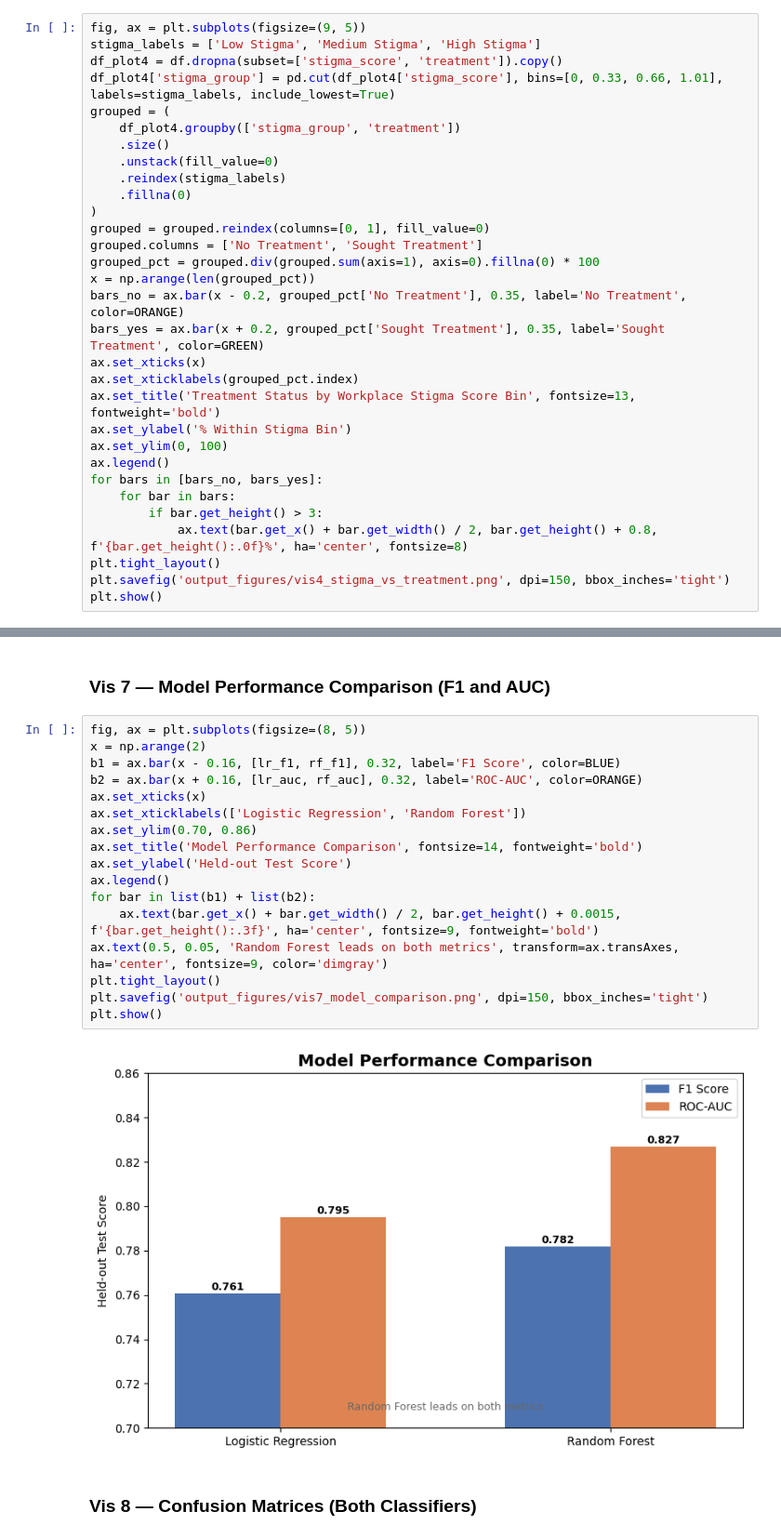
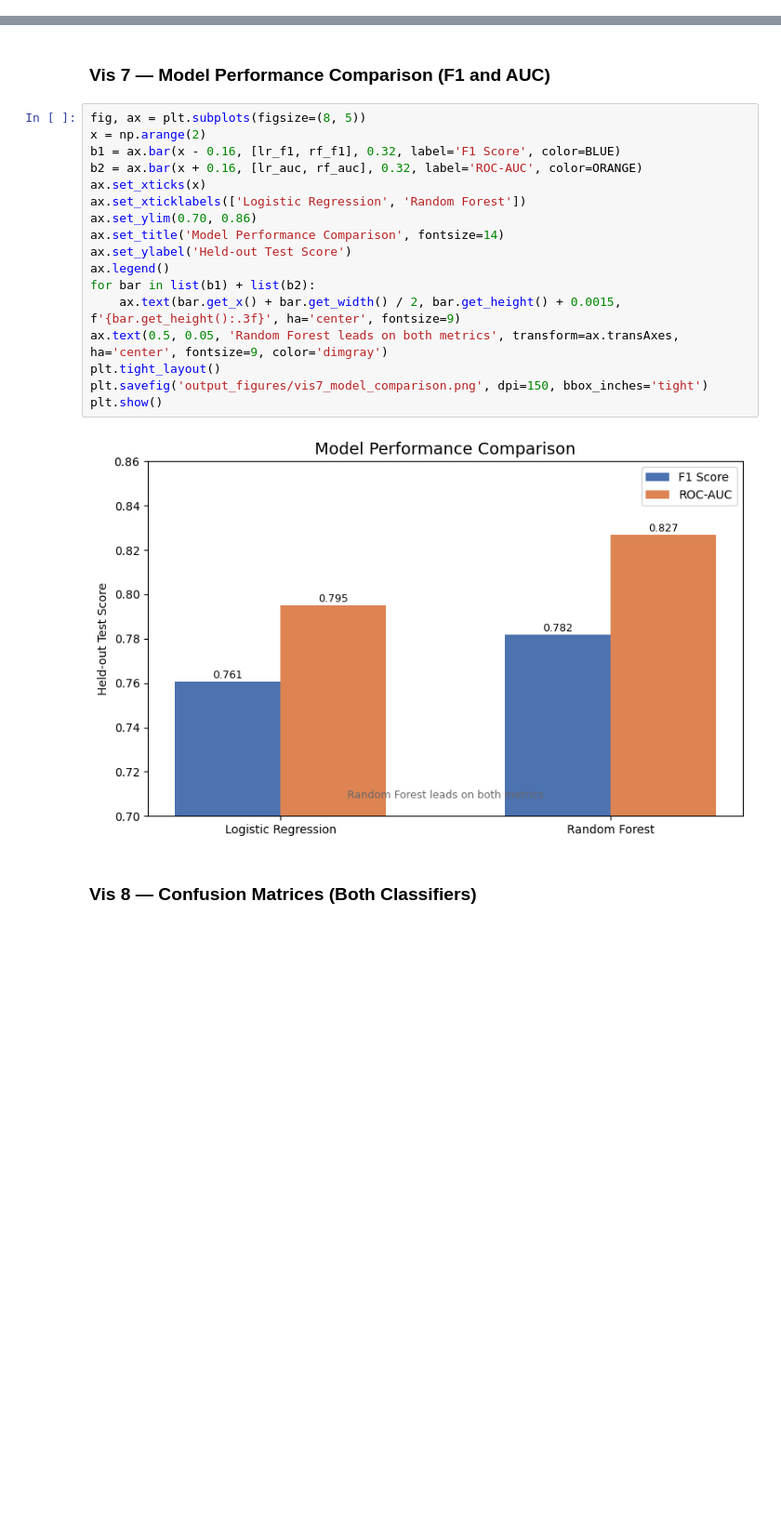
Before and after one commit to seanlumasag/cs210-project, a Jupyter notebook: notebook.ipynb, the cells around one changed output, grey strips where cells are left out. Shown at 93% size. Cells and saved outputs as stored; diff of their text form; blank space fills up the shorter version.

Commit message:
Fixed some visual code

```diff
--- a/notebook.ipynb
+++ b/notebook.ipynb
@@ -1051,33 +1084,2 @@ plt.show()
 # %% [markdown]
 ### Vis 4 — Workplace Stigma Score vs Treatment Avoidance (Grouped Bar)
-# %%
-fig, ax = plt.subplots(figsize=(9, 5))
-stigma_labels = ['Low Stigma', 'Medium Stigma', 'High Stigma']
-df_plot4 = df.dropna(subset=['stigma_score', 'treatment']).copy()
-df_plot4['stigma_group'] = pd.cut(df_plot4['stigma_score'], bins=[0, 0.33, 0.66, 1.01], labels=stigma_labels, include_lowest=True)
-grouped = (
-    df_plot4.groupby(['stigma_group', 'treatment'])
-    .size()
-    .unstack(fill_value=0)
-    .reindex(stigma_labels)
-    .fillna(0)
-)
-grouped = grouped.reindex(columns=[0, 1], fill_value=0)
-grouped.columns = ['No Treatment', 'Sought Treatment']
-grouped_pct = grouped.div(grouped.sum(axis=1), axis=0).fillna(0) * 100
-x = np.arange(len(grouped_pct))
-bars_no = ax.bar(x - 0.2, grouped_pct['No Treatment'], 0.35, label='No Treatment', color=ORANGE)
-bars_yes = ax.bar(x + 0.2, grouped_pct['Sought Treatment'], 0.35, label='Sought Treatment', color=GREEN)
-ax.set_xticks(x)
-ax.set_xticklabels(grouped_pct.index)
-ax.set_title('Treatment Status by Workplace Stigma Score Bin', fontsize=13, fontweight='bold')
-ax.set_ylabel('% Within Stigma Bin')
-ax.set_ylim(0, 100)
-ax.legend()
-for bars in [bars_no, bars_yes]:
-    for bar in bars:
-        if bar.get_height() > 3:
-            ax.text(bar.get_x() + bar.get_width() / 2, bar.get_height() + 0.8, f'{bar.get_height():.0f}%', ha='center', fontsize=8)
-plt.tight_layout()
-plt.savefig('output_figures/vis4_stigma_vs_treatment.png', dpi=150, bbox_inches='tight')
-plt.show()
@@ -1193,21 +1246,21 @@ plt.show()
 # %%
 fig, ax = plt.subplots(figsize=(8, 5))
 x = np.arange(2)
 b1 = ax.bar(x - 0.16, [lr_f1, rf_f1], 0.32, label='F1 Score', color=BLUE)
 b2 = ax.bar(x + 0.16, [lr_auc, rf_auc], 0.32, label='ROC-AUC', color=ORANGE)
 ax.set_xticks(x)
 ax.set_xticklabels(['Logistic Regression', 'Random Forest'])
 ax.set_ylim(0.70, 0.86)
-ax.set_title('Model Performance Comparison', fontsize=14, fontweight='bold')
+ax.set_title('Model Performance Comparison', fontsize=14)
 ax.set_ylabel('Held-out Test Score')
 ax.legend()
 for bar in list(b1) + list(b2):
-    ax.text(bar.get_x() + bar.get_width() / 2, bar.get_height() + 0.0015, f'{bar.get_height():.3f}', ha='center', fontsize=9, fontweight='bold')
+    ax.text(bar.get_x() + bar.get_width() / 2, bar.get_height() + 0.0015, f'{bar.get_height():.3f}', ha='center', fontsize=9)
 ax.text(0.5, 0.05, 'Random Forest leads on both metrics', transform=ax.transAxes, ha='center', fontsize=9, color='dimgray')
 plt.tight_layout()
 plt.savefig('output_figures/vis7_model_comparison.png', dpi=150, bbox_inches='tight')
 plt.show()
 # %% [output]
-[figure, old version]
+[figure, new version]
 # %% [markdown]
 ### Vis 8 — Confusion Matrices (Both Classifiers)
```
Also changed, not shown: parts of 10 cells of this notebook.
